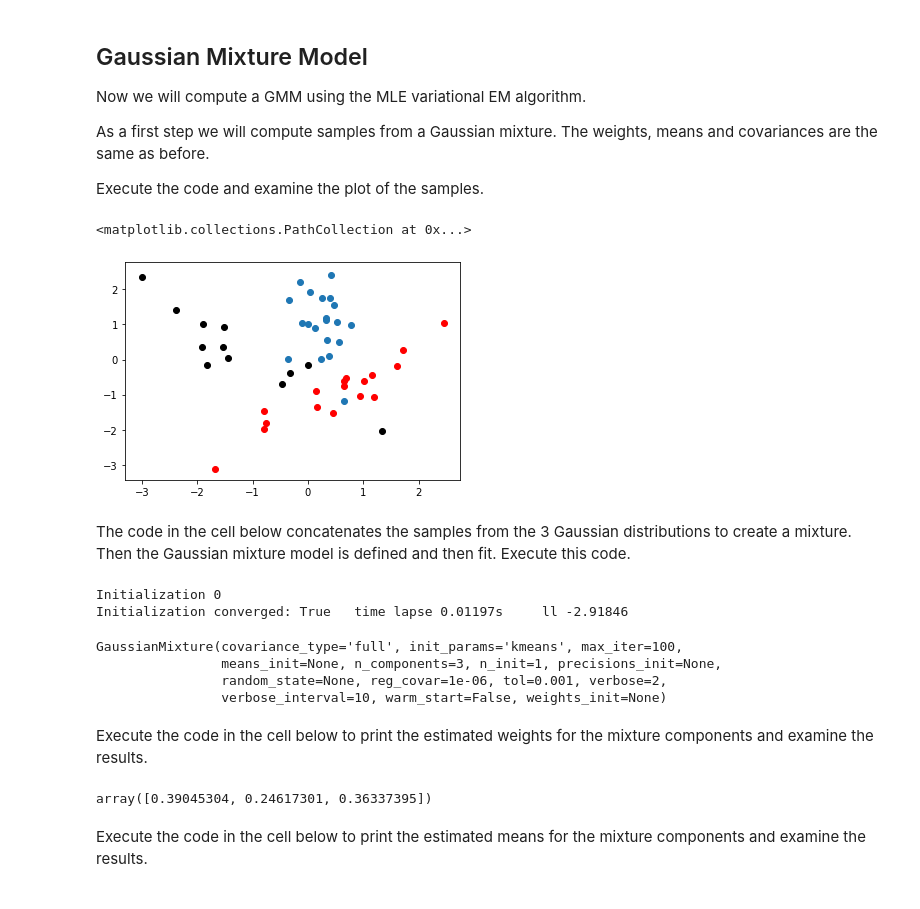
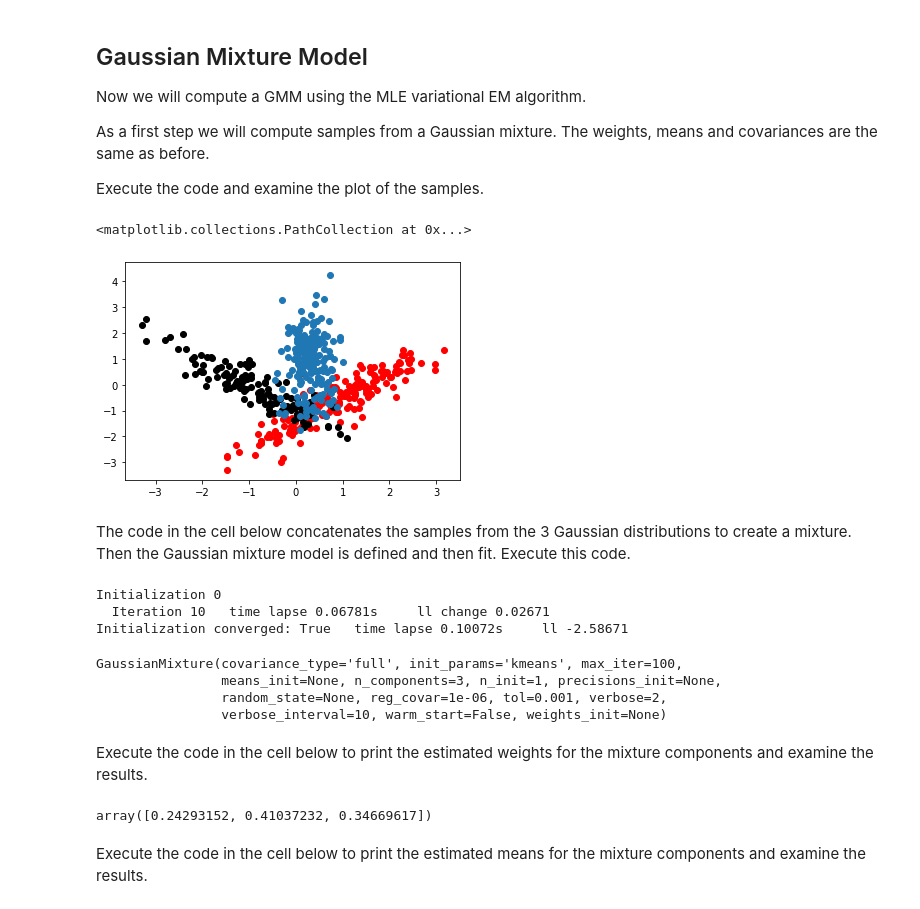
Before and after one commit to StephenElston/CSCI_E_82A_Probabalistic_Programming, a Jupyter notebook: Lesson8_LVM_Variational/Introduction_LVM_Variational.ipynb, the cells around one changed output. Drawn from its saved outputs; the diff is of its cells as text; code cells hidden in the pictures.

```diff
--- a/Lesson8_LVM_Variational/Introduction_LVM_Variational.ipynb
+++ b/Lesson8_LVM_Variational/Introduction_LVM_Variational.ipynb
@@ -413,16 +413,16 @@ As a first step we will compute samples from a Gaussian mixture. The weights, me
 
 Execute the code and examine the plot of the samples.
 # %%
-nsamples = 50
+nsamples = 500
 samples1 = multivariate_normal.rvs(mean=mean1, cov=cov1, size = int(mixture_coefficient[0] * nsamples))
 plt.scatter(samples1[:,1], samples1[:,0], color = 'r')
 samples2 = multivariate_normal.rvs(mean=mean2, cov=cov2, size = int(mixture_coefficient[1] * nsamples))
 plt.scatter(samples2[:,1], samples2[:,0], color = 'black')
 samples3 = multivariate_normal.rvs(mean=mean3, cov=cov3, size = int(mixture_coefficient[2] * nsamples))
 plt.scatter(samples3[:,1], samples3[:,0])
 # %% [output]
 <matplotlib.collections.PathCollection at 0x...>
-[figure, old version]
+[figure, new version]
 # %% [markdown]
 The code in the cell below concatenates the samples from the 3 Gaussian distributions to create a mixture. Then the Gaussian mixture model is defined and then fit. Execute this code.
 # %%
@@ -431,7 +431,8 @@ GM_model = GaussianMixture(n_components = 3, verbose = 2)
 GM_model.fit(samples)
 # %% [output]
 Initialization 0
-Initialization converged: True   time lapse 0.01197s     ll -2.91846
+  Iteration 10   time lapse 0.06781s     ll change 0.02671
+Initialization converged: True   time lapse 0.10072s     ll -2.58671
 GaussianMixture(covariance_type='full', init_params='kmeans', max_iter=100,
                 means_init=None, n_components=3, n_init=1, precisions_init=None,
                 random_state=None, reg_covar=1e-06, tol=0.001, verbose=2,
@@ -441,7 +442,7 @@ Execute the code in the cell below to print the estimated weights for the mixtur
 # %%
 GM_model.weights_
 # %% [output]
-array([0.39045304, 0.24617301, 0.36337395])
+array([0.24293152, 0.41037232, 0.34669617])
 # %% [markdown]
 Execute the code in the cell below to print the estimated means for the mixture components and examine the results.
 # %%
```
Also changed, not shown: parts of 6 cells of this notebook, 1 other file.
